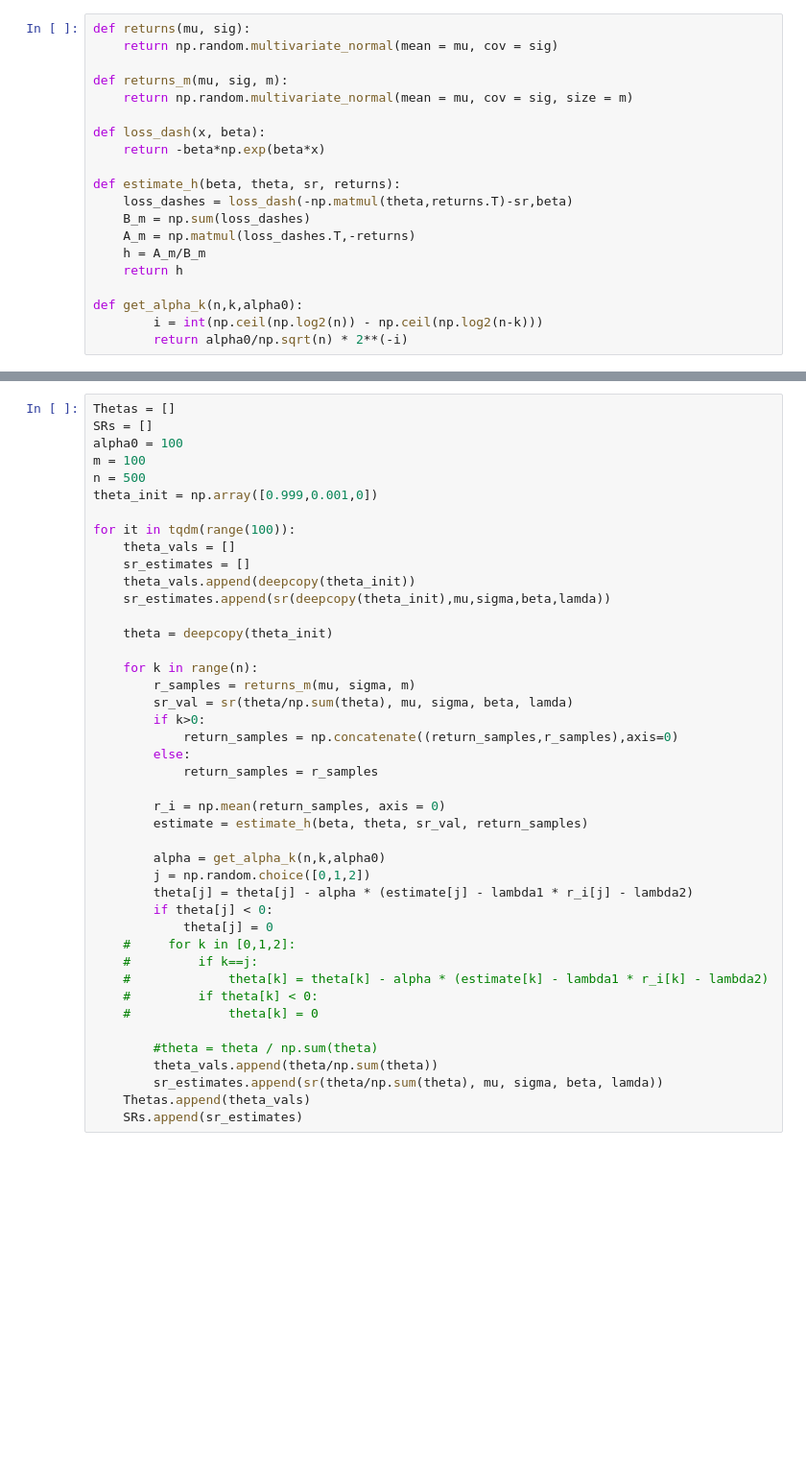
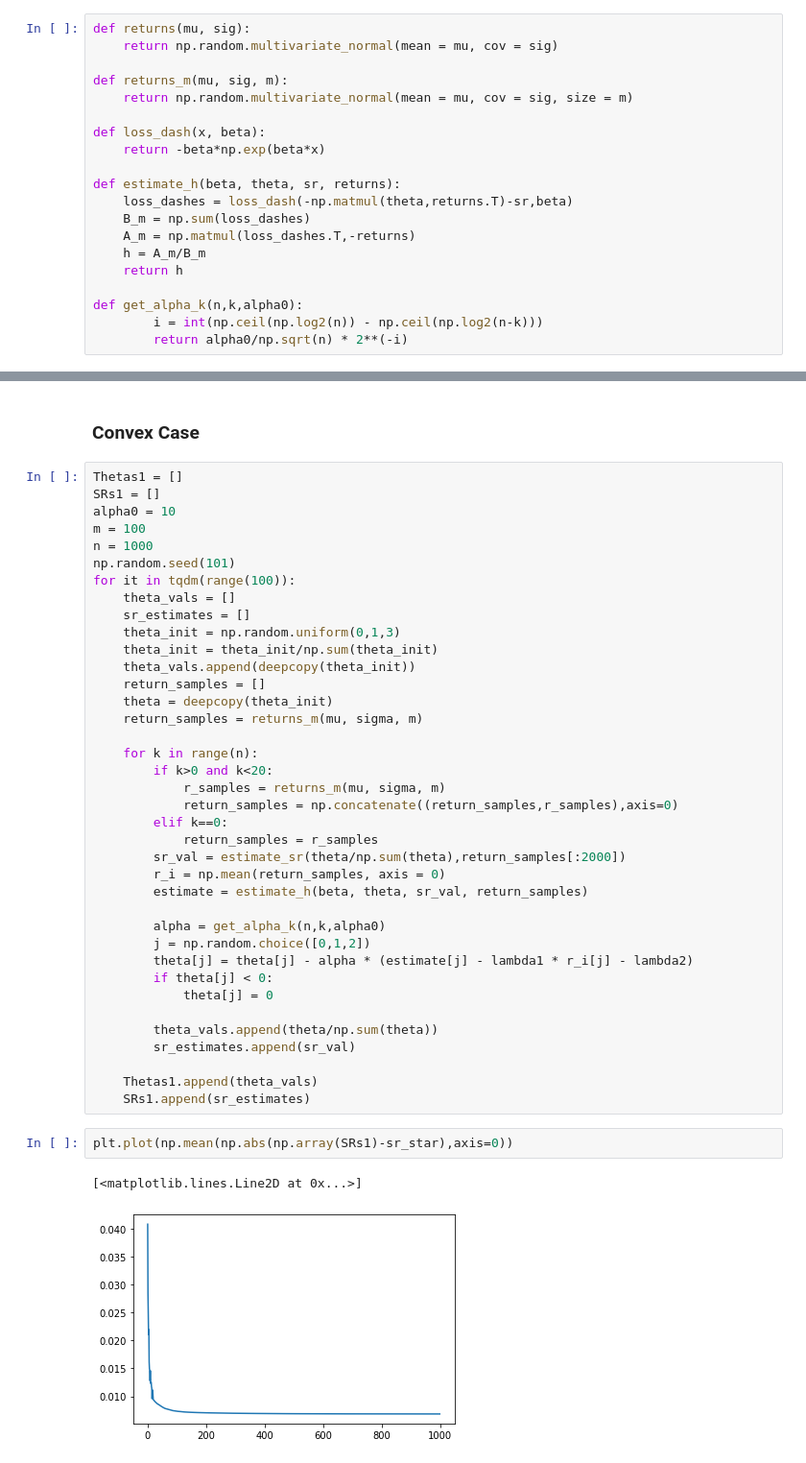
Before and after one commit to Vishwajit-hegde/Utility-Based-Shortfall-Risk, a Jupyter notebook: Markowitz Experiments.ipynb, the cells around one changed output, grey strips where cells are left out. Shown at 96% size. Saved outputs shown, nothing was run; the diff lists cells and outputs as text; blank space fills up the shorter version.

```diff
--- a/Markowitz Experiments.ipynb
+++ b/Markowitz Experiments.ipynb
@@ -102,27 +141,29 @@ def get_alpha_k(n,k,alpha0):
+# %% [markdown]
+### Convex Case
 # %%
-Thetas = []
-SRs = []
-alpha0 = 100
+Thetas1 = []
+SRs1 = []
+alpha0 = 10
 m = 100
-n = 500
-theta_init = np.array([0.999,0.001,0])
-
+n = 1000
+np.random.seed(101)
 for it in tqdm(range(100)):
     theta_vals = []
     sr_estimates = []
+    theta_init = np.random.uniform(0,1,3)
+    theta_init = theta_init/np.sum(theta_init)
     theta_vals.append(deepcopy(theta_init))
-    sr_estimates.append(sr(deepcopy(theta_init),mu,sigma,beta,lamda))
-
+    return_samples = []
     theta = deepcopy(theta_init)
+    return_samples = returns_m(mu, sigma, m)
 
     for k in range(n):
-        r_samples = returns_m(mu, sigma, m)
-        sr_val = sr(theta/np.sum(theta), mu, sigma, beta, lamda)
-        if k>0:
+        if k>0 and k<20:
+            r_samples = returns_m(mu, sigma, m)
             return_samples = np.concatenate((return_samples,r_samples),axis=0)
-        else:
+        elif k==0:
             return_samples = r_samples
-
+        sr_val = estimate_sr(theta/np.sum(theta),return_samples[:2000])
         r_i = np.mean(return_samples, axis = 0)
         estimate = estimate_h(beta, theta, sr_val, return_samples)
 
@@ -131,14 +172,14 @@ for it in tqdm(range(100)):
         theta[j] = theta[j] - alpha * (estimate[j] - lambda1 * r_i[j] - lambda2)
         if theta[j] < 0:
             theta[j] = 0
-    #     for k in [0,1,2]:
-    #         if k==j:
-    #             theta[k] = theta[k] - alpha * (estimate[k] - lambda1 * r_i[k] - lambda2)
-    #         if theta[k] < 0:
-    #             theta[k] = 0
 
-        #theta = theta / np.sum(theta)
         theta_vals.append(theta/np.sum(theta))
-        sr_estimates.append(sr(theta/np.sum(theta), mu, sigma, beta, lamda))
-    Thetas.append(theta_vals)
-    SRs.append(sr_estimates)
+        sr_estimates.append(sr_val)
+
+    Thetas1.append(theta_vals)
+    SRs1.append(sr_estimates)
+# %%
+plt.plot(np.mean(np.abs(np.array(SRs1)-sr_star),axis=0))
+# %% [output]
+[<matplotlib.lines.Line2D at 0x...>]
+[figure, added]
```
Also changed, not shown: parts of 29 cells of this notebook.
